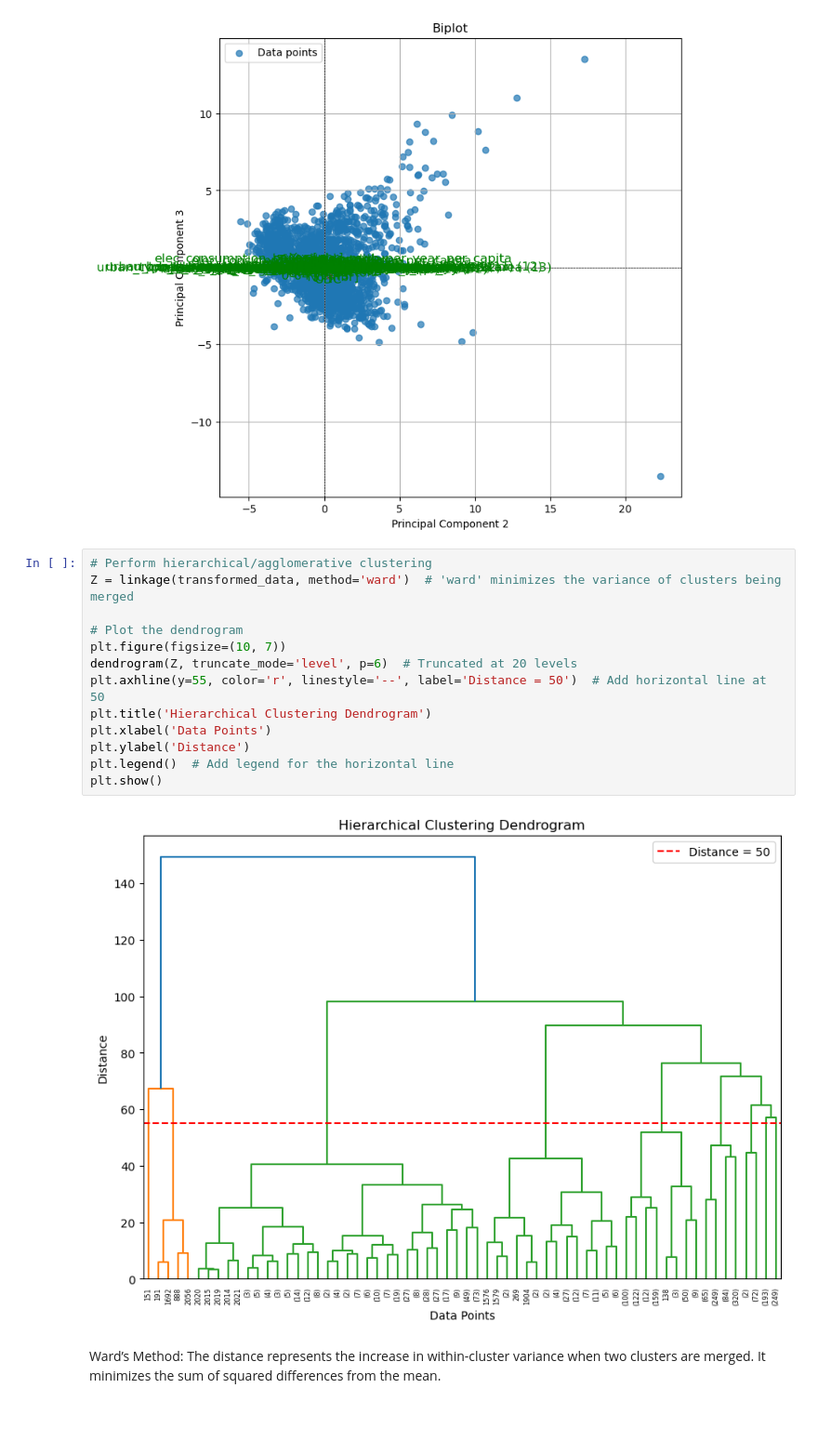
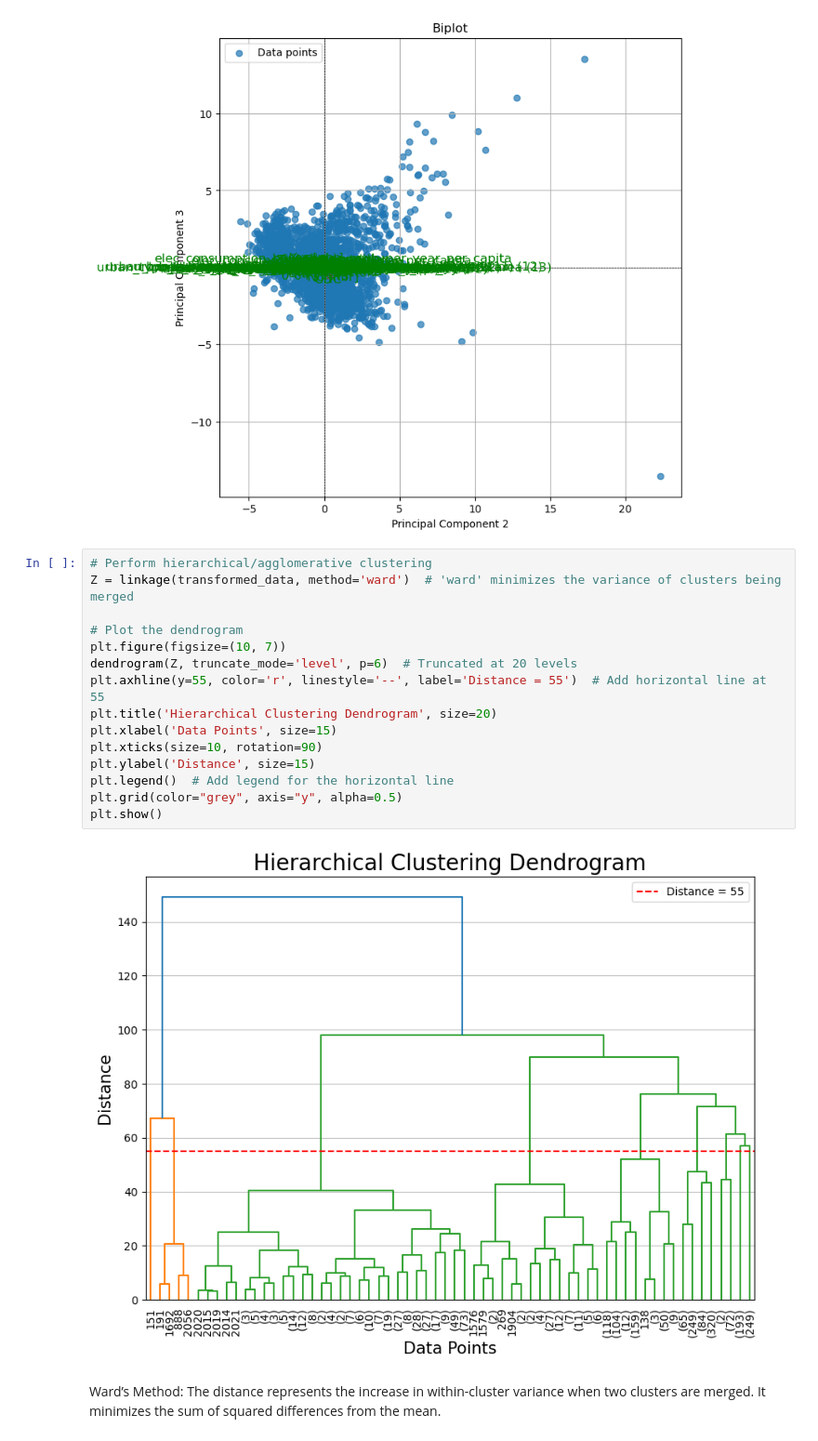
Before and after one commit to matheogodenzi/EnergyTransitionPotential, a Jupyter notebook: source/models/PCA.ipynb, the cells around one changed output. Shown at 93% size. Drawn from its saved outputs; the diff is of its cells as text; blank space fills up the shorter version.

```diff
--- a/source/models/PCA.ipynb
+++ b/source/models/PCA.ipynb
@@ -124,18 +128,20 @@ biplot(transformed_data, loadings, data.columns)
 # %%
 # Perform hierarchical/agglomerative clustering
 Z = linkage(transformed_data, method='ward')  # 'ward' minimizes the variance of clusters being merged
 
 # Plot the dendrogram
 plt.figure(figsize=(10, 7))
 dendrogram(Z, truncate_mode='level', p=6)  # Truncated at 20 levels
-plt.axhline(y=55, color='r', linestyle='--', label='Distance = 50')  # Add horizontal line at 50
-plt.title('Hierarchical Clustering Dendrogram')
-plt.xlabel('Data Points')
-plt.ylabel('Distance')
+plt.axhline(y=55, color='r', linestyle='--', label='Distance = 55')  # Add horizontal line at 55
+plt.title('Hierarchical Clustering Dendrogram', size=20)
+plt.xlabel('Data Points', size=15)
+plt.xticks(size=10, rotation=90)
+plt.ylabel('Distance', size=15)
 plt.legend()  # Add legend for the horizontal line
+plt.grid(color="grey", axis="y", alpha=0.5)
 plt.show()
 # %% [output]
-[figure, old version]
+[figure, new version]
 # %% [markdown]
 Ward’s Method: The distance represents the increase in within-cluster variance when two clusters are merged. It minimizes the sum of squared differences from the mean.
 # %%
```
Also changed, not shown: parts of 13 cells of this notebook.
